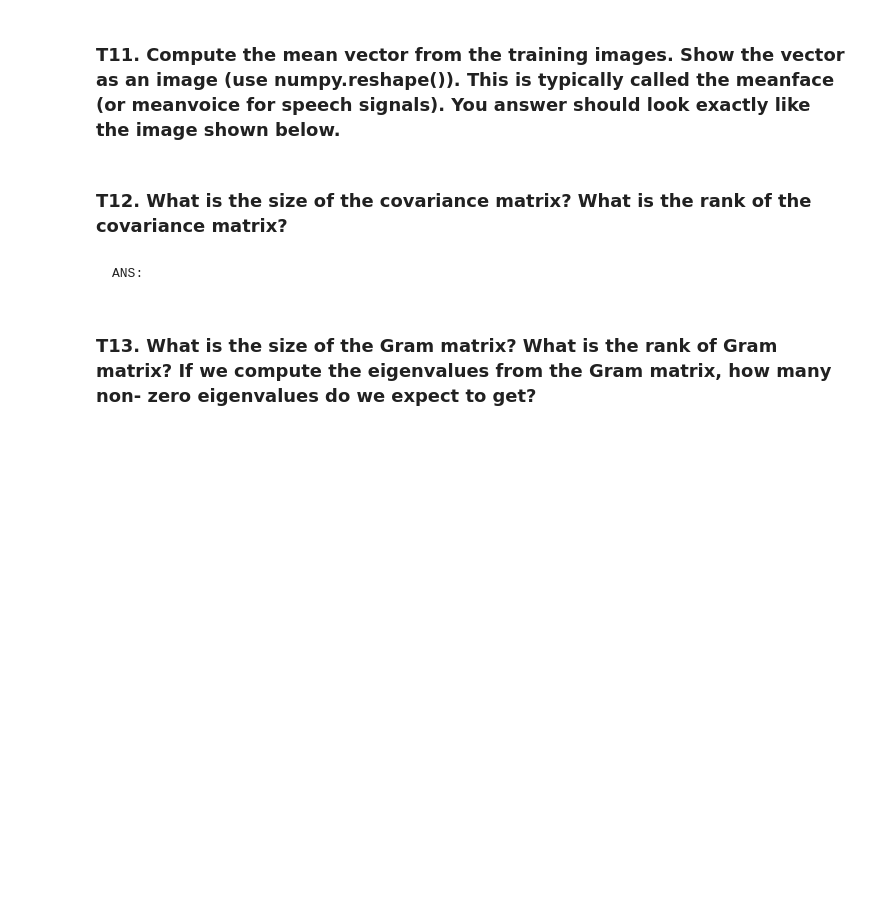
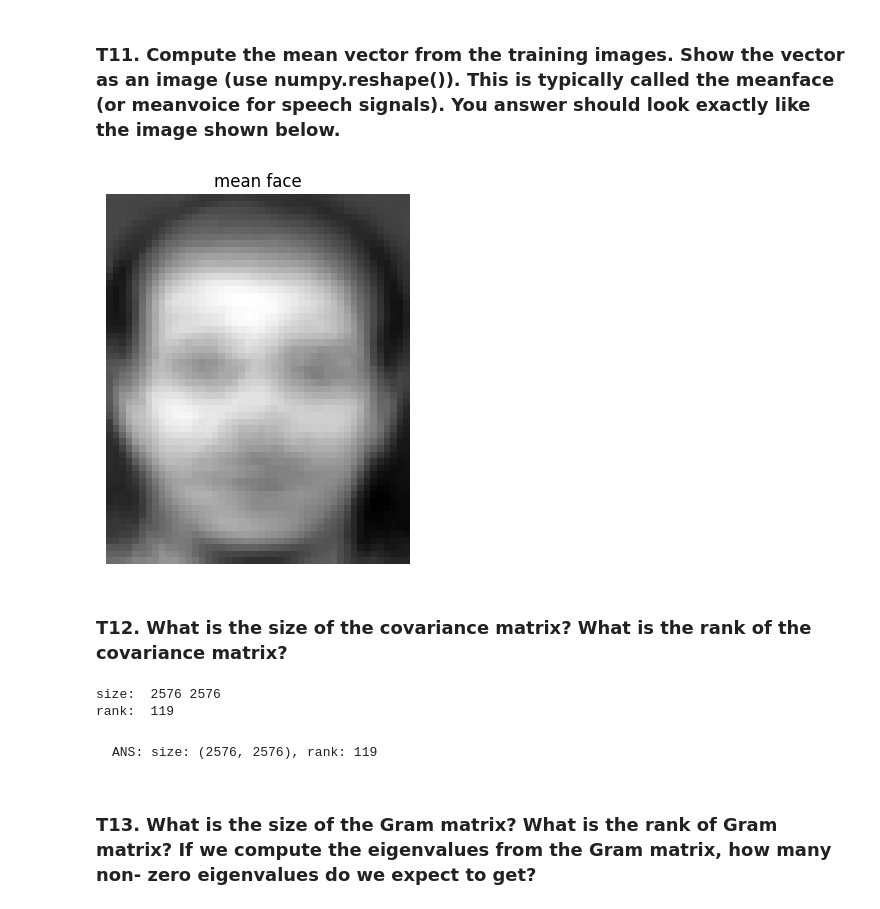
Before and after one commit to Nacnano/my-chula-courses, a Jupyter notebook: 2110573-patt-recog/HW3/HW3_Fisherfaces(student).ipynb, the cells around one changed output. Cells and saved outputs as stored; diff of their text form; code cells hidden in the pictures; blank space fills up the shorter version.

```diff
--- a/2110573-patt-recog/HW3/HW3_Fisherfaces(student).ipynb
+++ b/2110573-patt-recog/HW3/HW3_Fisherfaces(student).ipynb
@@ -469,8 +491,23 @@ meanface = ...
+# %%
+# INSERT CODE HERE
+meanface = np.mean(T.reshape(120,56*46),axis=0)
+
+plt.title('mean face')
+plt.axis('off')
+plt.imshow(meanface.reshape(56, 46), cmap='gray')
+plt.show()
+# %% [output]
+[figure, added]
 # %% [markdown]
 ### T12. What is the size of the covariance matrix? What is the rank of the covariance matrix?
 # %%
 # TODO: Find the size and the rank of the covariance matrix.
+print("size: ",T.shape[1], T.shape[1])
+print("rank: ", min(T.shape[1], T.shape[0] - 1))
+# %% [output]
+size:  2576 2576
+rank:  119
-# %% [markdown]
-    ANS:
+# %% [markdown]
+    ANS: size: (2576, 2576), rank: 119
 # %% [markdown]
 ### T13. What is the size of the Gram matrix? What is the rank of Gram matrix? If we compute the eigenvalues from the Gram matrix, how many non- zero eigenvalues do we expect to get?
```
Also changed, not shown: parts of 35 cells of this notebook.
